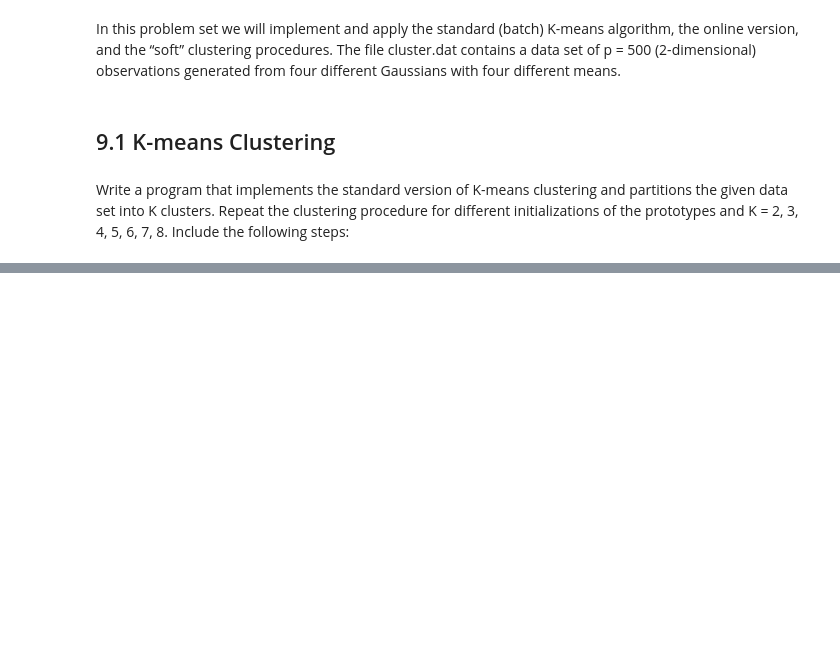
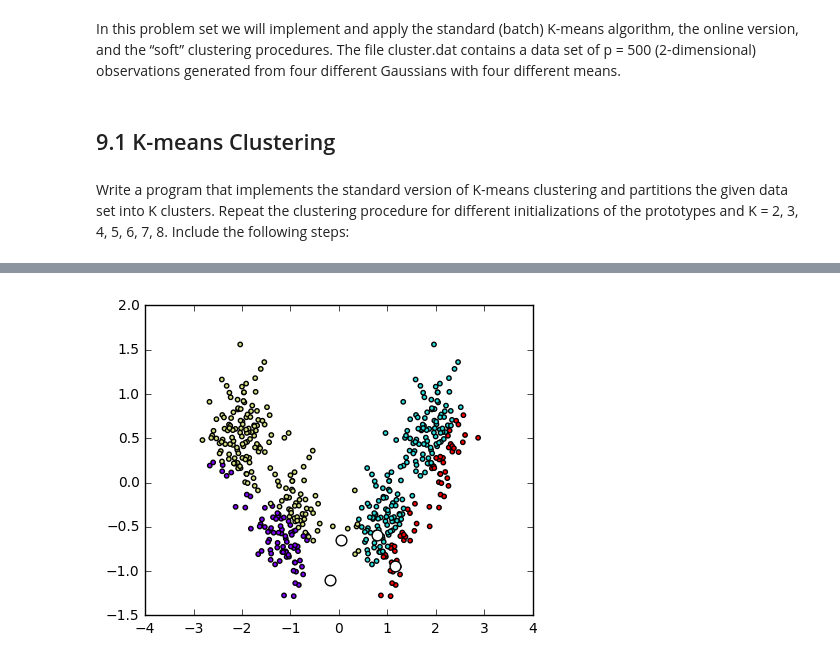
Before and after one commit to feifeizhuge/mi2, a Jupyter notebook: ex09/sheet09.ipynb, the cells around one changed output, grey strips where cells are left out. Saved outputs shown, nothing was run; the diff lists cells and outputs as text; code cells hidden in the pictures; blank space fills up the shorter version.

```diff
--- a/ex09/sheet09.ipynb
+++ b/ex09/sheet09.ipynb
@@ -148,0 +127,5 @@ mmm
+# %%
+dat=np.loadtxt("cluster.dat")
+# %%
+K = [4]
+t_max= len(dat[0])
@@ -148,0 +189,4 @@ mmm
+# %%
+eps = 0.4
+tau = 0.99
+M, W, M1, W1, Err,Line = onlKmean(dat,K,t_max,eps,tau)
@@ -148,0 +199,13 @@ mmm
+# %%
+#plot 1st
+plt.figure(figsize=(5,4))
+ite = 0
+for k in K:
+    colors = cm.rainbow(np.linspace(0, 1, k))
+    category = np.dot(M1[ite],colors)
+    plt.subplot(1,1,ite+1)
+    plt.scatter(dat[0],dat[1],10,category)
+    plt.scatter(W1[ite][0],W1[ite][1], 60, c='white')
+    ite +=1
+# %% [output]
+[figure, added]
```
Also changed, not shown: parts of 30 cells of this notebook, 1 other file.
